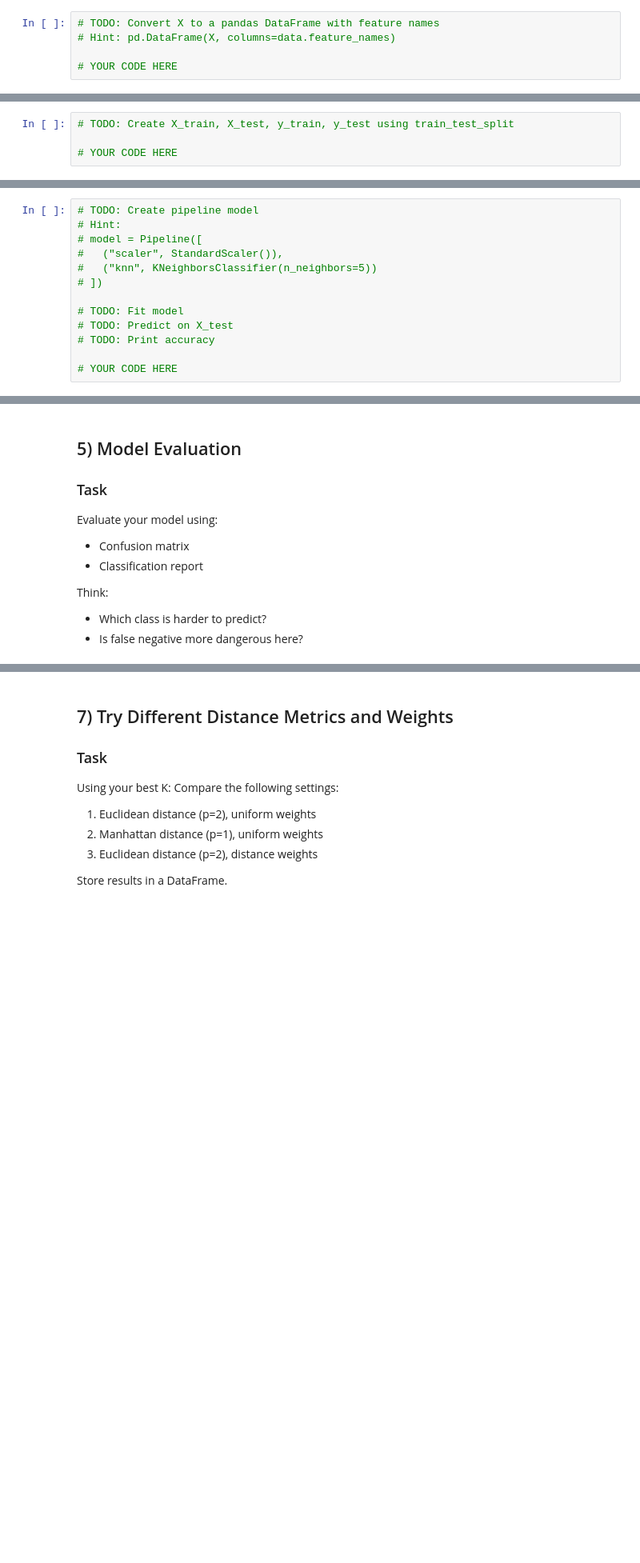
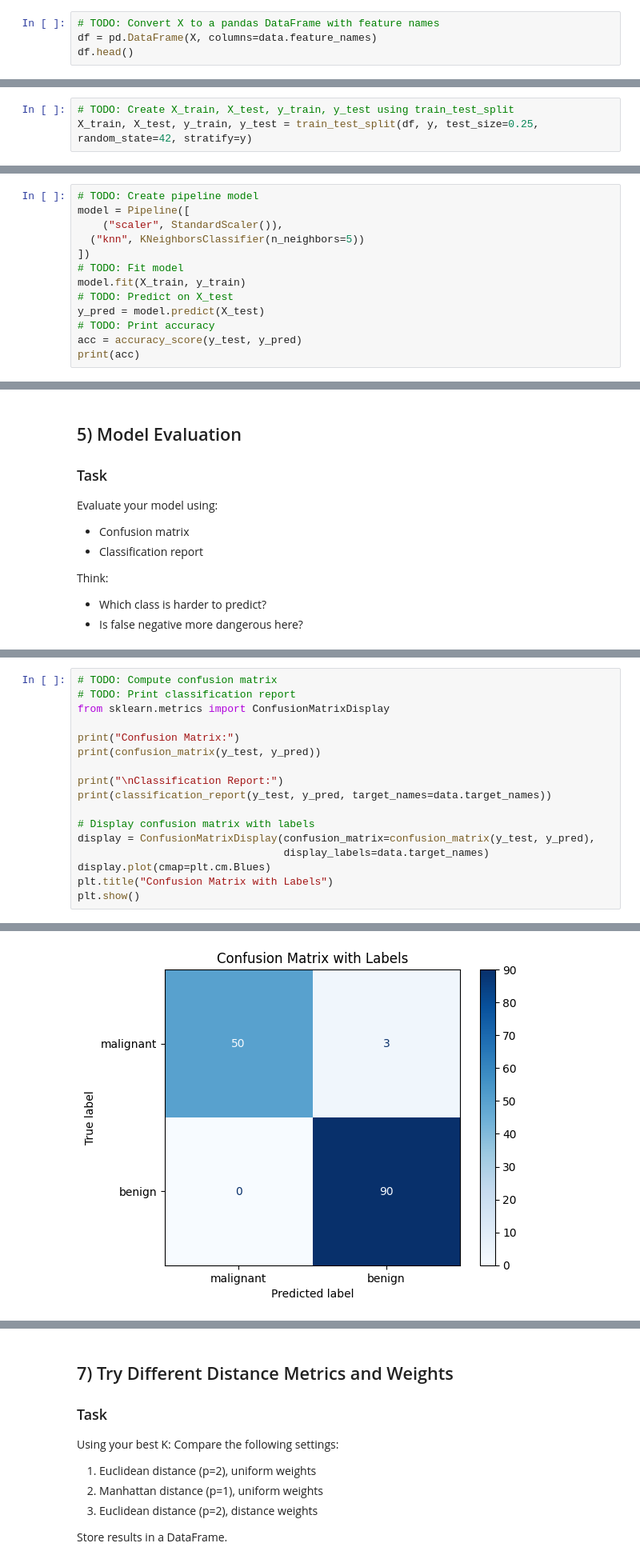
Before and after one commit to habib-153/AI-ML, a Jupyter notebook: M17_Practice_on_KNN.ipynb, the cells around one changed output, grey strips where cells are left out. Shown at 80% size. Cells and saved outputs as stored; diff of their text form; blank space fills up the shorter version.

```diff
--- a/M17_Practice_on_KNN.ipynb
+++ b/M17_Practice_on_KNN.ipynb
@@ -63,6 +81,5 @@ Load the dataset and inspect:
 Working with DataFrames helps interpretation and debugging.
 # %%
 # TODO: Convert X to a pandas DataFrame with feature names
-# Hint: pd.DataFrame(X, columns=data.feature_names)
-
-# YOUR CODE HERE
+df = pd.DataFrame(X, columns=data.feature_names)
+df.head()
@@ -76,8 +101,7 @@ Split the dataset:
 - stratify = y
 # %%
 # TODO: Create X_train, X_test, y_train, y_test using train_test_split
-
-# YOUR CODE HERE
+X_train, X_test, y_train, y_test = train_test_split(df, y, test_size=0.25, random_state=42, stratify=y)
 # %% [markdown]
 ## 4) Baseline KNN Model (With Scaling)
 
@@ -91,14 +115,14 @@ KNN relies on distance, so scaling is mandatory.
 - Compute accuracy
 # %%
 # TODO: Create pipeline model
-# Hint:
-# model = Pipeline([
-#   ("scaler", StandardScaler()),
-#   ("knn", KNeighborsClassifier(n_neighbors=5))
-# ])
-
+model = Pipeline([
+    ("scaler", StandardScaler()),
+  ("knn", KNeighborsClassifier(n_neighbors=5))
+])
 # TODO: Fit model
+model.fit(X_train, y_train)
 # TODO: Predict on X_test
+y_pred = model.predict(X_test)
 # TODO: Print accuracy
-
-# YOUR CODE HERE
+acc = accuracy_score(y_test, y_pred)
+print(acc)
@@ -124,0 +142,18 @@ Think:
+# %%
+# TODO: Compute confusion matrix
+# TODO: Print classification report
+from sklearn.metrics import ConfusionMatrixDisplay
+
+print("Confusion Matrix:")
+print(confusion_matrix(y_test, y_pred))
+
+print("\nClassification Report:")
+print(classification_report(y_test, y_pred, target_names=data.target_names))
+
+# Display confusion matrix with labels
+display = ConfusionMatrixDisplay(confusion_matrix=confusion_matrix(y_test, y_pred),
+                                 display_labels=data.target_names)
+display.plot(cmap=plt.cm.Blues)
+plt.title("Confusion Matrix with Labels")
+plt.show()
+# %% [output]
@@ -125,3 +173,4 @@ Think:
+[figure, added]
 # %% [markdown]
 ## 6) Optimization: Choosing the Best K
 
```
Also changed, not shown: parts of 12 cells of this notebook.
